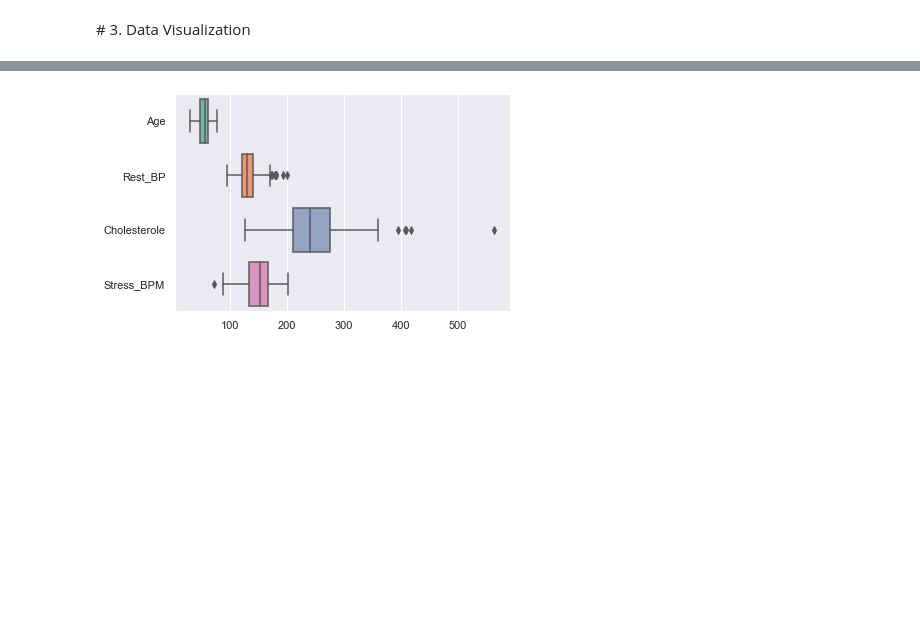
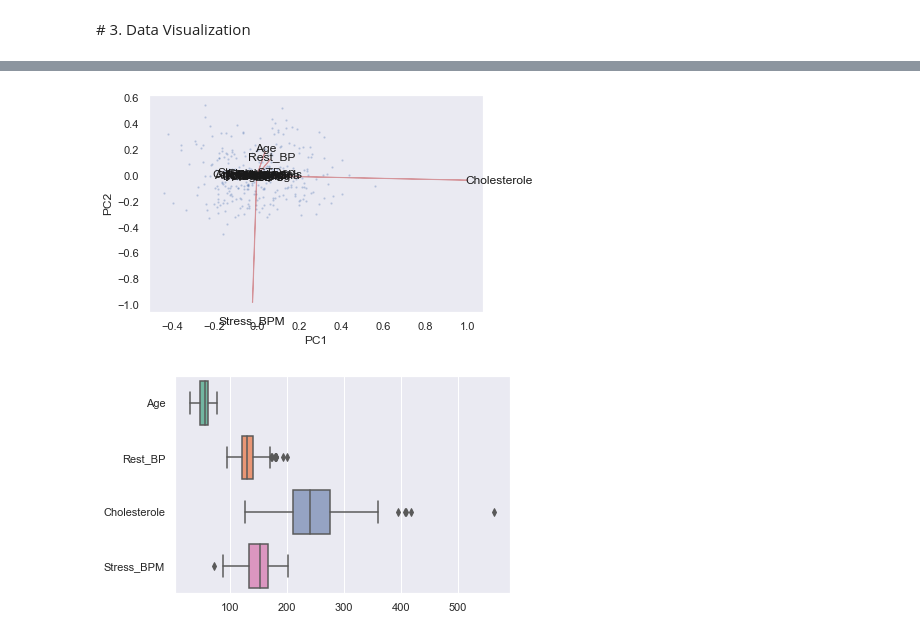
Before and after one commit to alakise/Heart-Disease, a Jupyter notebook: classification/classification.ipynb, the cells around one changed output, grey strips where cells are left out. Saved outputs shown, nothing was run; the diff lists cells and outputs as text; code cells hidden in the pictures; blank space fills up the shorter version.

```diff
--- a/classification/classification.ipynb
+++ b/classification/classification.ipynb
@@ -242,0 +255,12 @@ sns.heatmap(df.corr(), annot=True);
+# %%
+# list the pca components
+n_components = 13
+pca = PCA(n_components=n_components)
+principal_components = pca.fit_transform(df)
+
+pc_data = pd.DataFrame(
+    data=principal_components,
+    columns=["PC" + str(c) for c in range(1, n_components+1)]
+)
+
+pc_data.head()
@@ -243,3 +274,33 @@ sns.heatmap(df.corr(), annot=True);
+# %%
+# list the most relevant features
+def myplot(score, coeff, labels=None):
+
+    xs = score[:,0]
+    ys = score[:,1]
+    n = coeff.shape[0]
+    scalex = 1.0/(xs.max() - xs.min())
+    scaley = 1.0/(ys.max() - ys.min())
+    plt.scatter(xs * scalex, ys * scaley, s=2, alpha=.2)
+
+    for i in range(n):
+        plt.arrow(0, 0, coeff[i,0], coeff[i,1],color = 'r',alpha = 0.5)
+        if labels is None:
+            plt.text(coeff[i,0]* 1.15, coeff[i,1] * 1.15, "Var"+str(i+1), color = 'k', ha = 'center', va = 'center')
+        else:
+            plt.text(coeff[i,0]* 1.15, coeff[i,1] * 1.15, labels[i], color = 'k', ha = 'center', va = 'center')
+
+    plt.xlabel("PC{}".format(1))
+    plt.ylabel("PC{}".format(2))
+    plt.grid()
+    plt.show()
+
+myplot(
+    principal_components[:,0:2],
+    np.transpose(pca.components_[0:2, :]),
+    list(features_scaled.columns)
+)
+# %% [output]
+[figure, added]
 # %%
 # modify the list of columns to plot different features
 col_list = ['Age', 'Rest_BP', 'Cholesterole', 'Stress_BPM']
```
Also changed, not shown: parts of 4 cells of this notebook.
